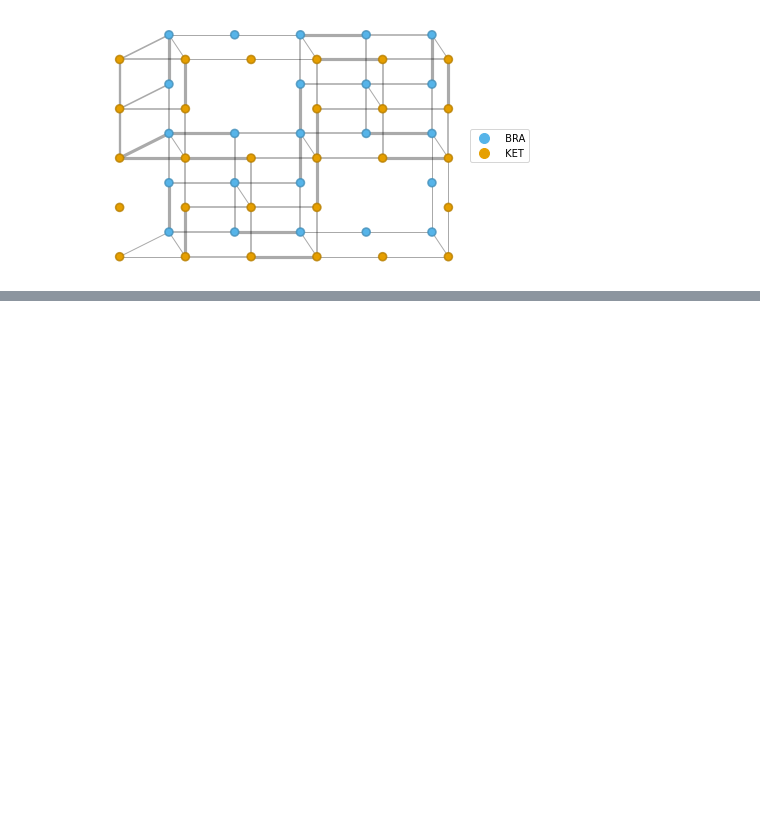
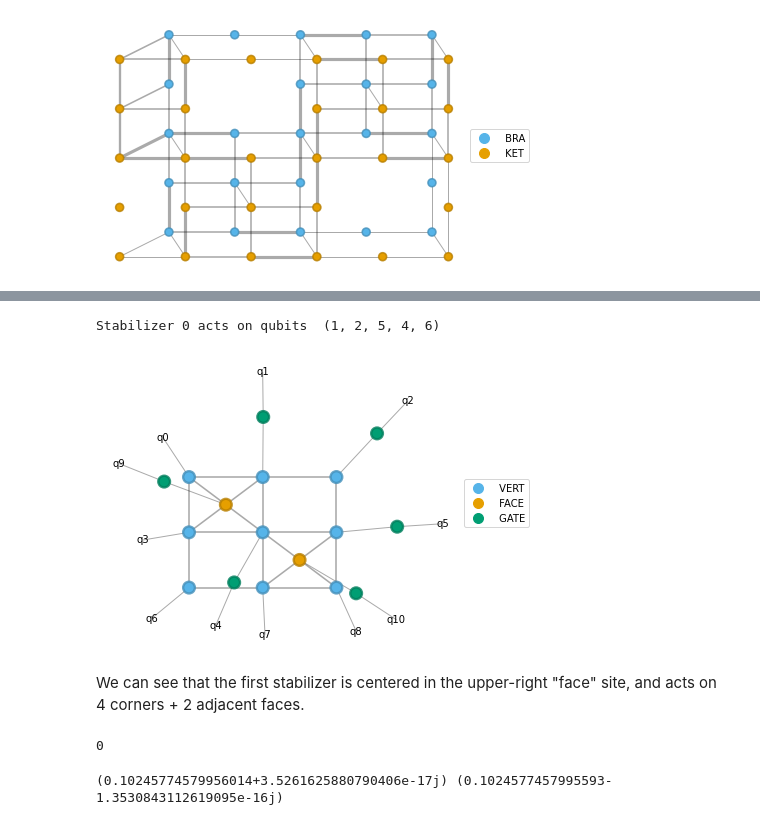
Before and after one commit to gabrielwoolls/fermion-encoding, a Jupyter notebook: Examples-Testing.ipynb, the cells around one changed output, grey strips where cells are left out. Saved outputs shown, nothing was run; the diff lists cells and outputs as text; code cells hidden in the pictures; blank space fills up the shorter version.

Commit message:
Efficiently compute stabilizer expecs

```diff
--- a/Examples-Testing.ipynb
+++ b/Examples-Testing.ipynb
@@ -258,0 +270,52 @@ Text(0.5, 1.0, 'Initial bond $D=3$')
+# %%
+Hstab = beeky.HamStab(Lx=2, Ly=3)
+
+for k, (qubits, gates) in enumerate(Hstab.gen_ham_stabilizer_lists()):
+    print(f"Stabilizer {k} acts on qubits ", qubits)
+# %% [output]
+Stabilizer 0 acts on qubits  (1, 2, 5, 4, 6)
+# %%
+# pick the first stabilizer
+S1 = list(Hstab.gen_ham_stabilizer_lists())[0]
+
+#apply it to a state
+psi = beeky.QubitEncodeVector.rand(3, 3)
+psi.apply_stabilizer(qubits=S1[0], gates=S1[1], inplace=True, contract=False)
+
+psi.graph()
+# %% [output]
+[figure, added]
+# %% [markdown]
+We can see that the first stabilizer is centered in the upper-right "face" site, and acts on 4 corners + 2 adjacent faces.
+# %%
+reload(beeky)
+expectations1 = [] #
+expectations2 = [] #
+
+psi = beeky.QubitEncodeVector.rand(2, 3)
+norm = psi.make_norm()^all
+for k, S in enumerate(Hstab.gen_ham_stabilizer_lists()):
+    print(k)
+    expectations1.append(psi.compute_stabilizer_expec(
+        qubits = S[0], gates = S[1], setup_bmps=True, norm=norm))
+
+psi.setup_bmps_contraction_().normalize_()
+
+bra = psi.copy().H
+bra.add_tag('BRA')
+
+boundary_contract_opts = {'layer_tags': ('KET', 'BRA')}
+
+for S in Hstab.gen_ham_stabilizer_lists():
+
+    S_ket = psi.apply_stabilizer(qubits=S[0], gates=S[1], inplace=False)
+    S_ket.add_tag('KET')
+
+    expectations2.append((bra | S_ket).contract_boundary(**boundary_contract_opts))
+# %% [output]
+0
+# %%
+for e1, e2 in zip(expectations1, expectations2):
+    print(e1,e2)
+# %% [output]
+(0.10245774579956014+3.5261625880790406e-17j) (0.1024577457995593-1.3530843112619095e-16j)
```
Also changed, not shown: parts of 14 cells of this notebook, 1 other file.
